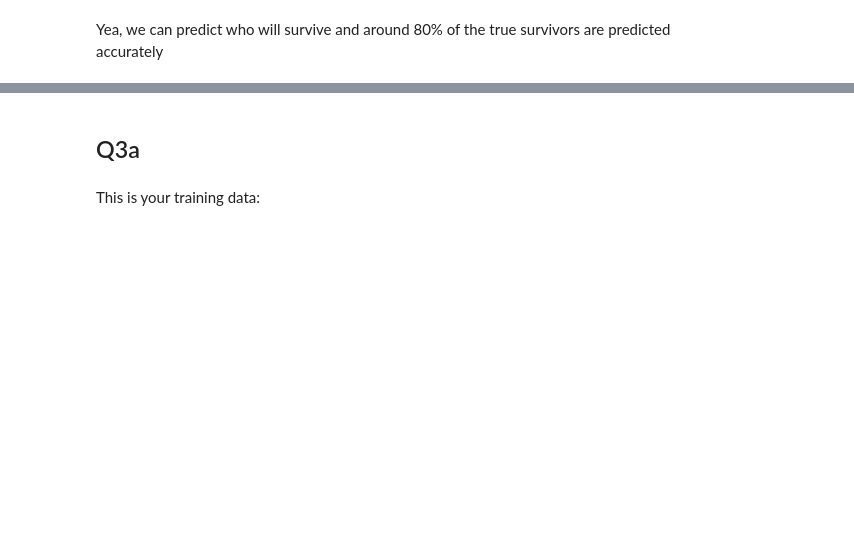
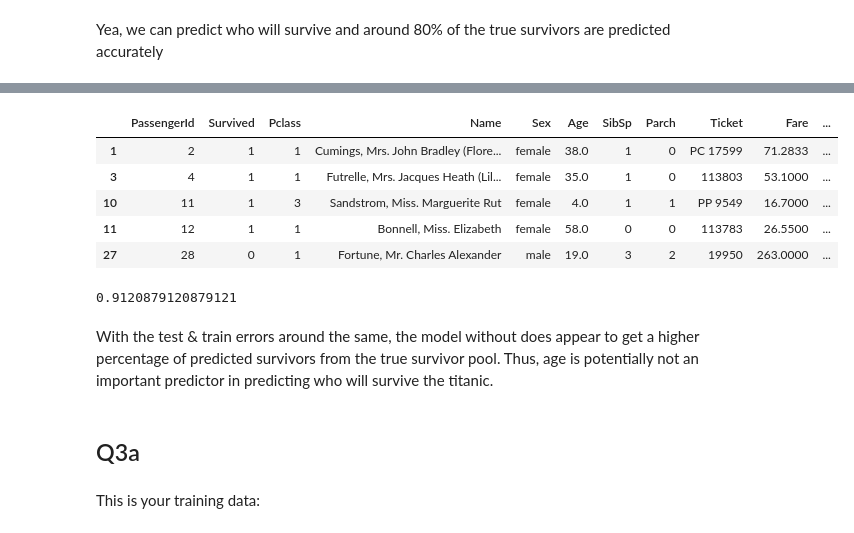
Before and after one commit to KrajShuffle/Neural_Nets_242, a Jupyter notebook: HW5-KRAJ_Real.ipynb, the cells around one changed output, grey strips where cells are left out. Saved outputs shown, nothing was run; the diff lists cells and outputs as text; code cells hidden in the pictures; blank space fills up the shorter version.

```diff
--- a/HW5-KRAJ_Real.ipynb
+++ b/HW5-KRAJ_Real.ipynb
@@ -473,3 +530,20 @@ Yea, we can predict who will survive and around 80% of the true survivors are pr
+# %%
+df_pred_surv = df_titan_filtered[mod_titanic.predict(ar_feats) > 0.5]
+df_pred_surv.head()
+# %% [output]
+|  | PassengerId | Survived | Pclass | Name | Sex | Age | SibSp | Parch | Ticket | Fare | ... |
+| 1 | 2 | 1 | 1 | Cumings, Mrs. John Bradley (Flore... | female | 38.0 | 1 | 0 | PC 17599 | 71.2833 | ... |
+| 3 | 4 | 1 | 1 | Futrelle, Mrs. Jacques Heath (Lil... | female | 35.0 | 1 | 0 | 113803 | 53.1000 | ... |
+| 10 | 11 | 1 | 3 | Sandstrom, Miss. Marguerite Rut | female | 4.0 | 1 | 1 | PP 9549 | 16.7000 | ... |
+| 11 | 12 | 1 | 1 | Bonnell, Miss. Elizabeth | female | 58.0 | 0 | 0 | 113783 | 26.5500 | ... |
+| 27 | 28 | 0 | 1 | Fortune, Mr. Charles Alexander | male | 19.0 | 3 | 2 | 19950 | 263.0000 | ... |
+# %%
+# Yea, we can predict who will survive and around 83% of the true survivors are predicted accurately
+df_pred_surv['Survived'].value_counts()[1] / sum(df_pred_surv['Survived'].value_counts())
+# %% [output]
+0.9120879120879121
+# %% [markdown]
+With the test & train errors around the same, the model without does appear to get a higher percentage of predicted survivors from the true survivor pool. Thus, age is potentially not an important predictor in predicting who will survive the titanic.
 # %% [markdown]
 ## Q3a
 # %%
```
Also changed, not shown: parts of 24 cells of this notebook.
